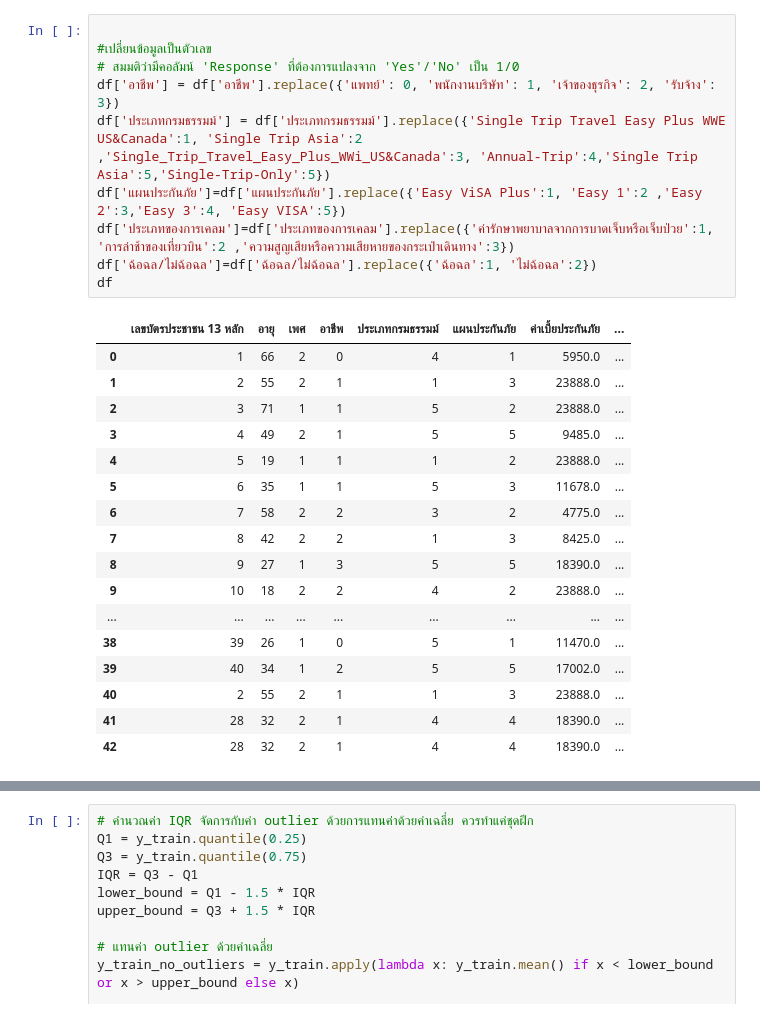
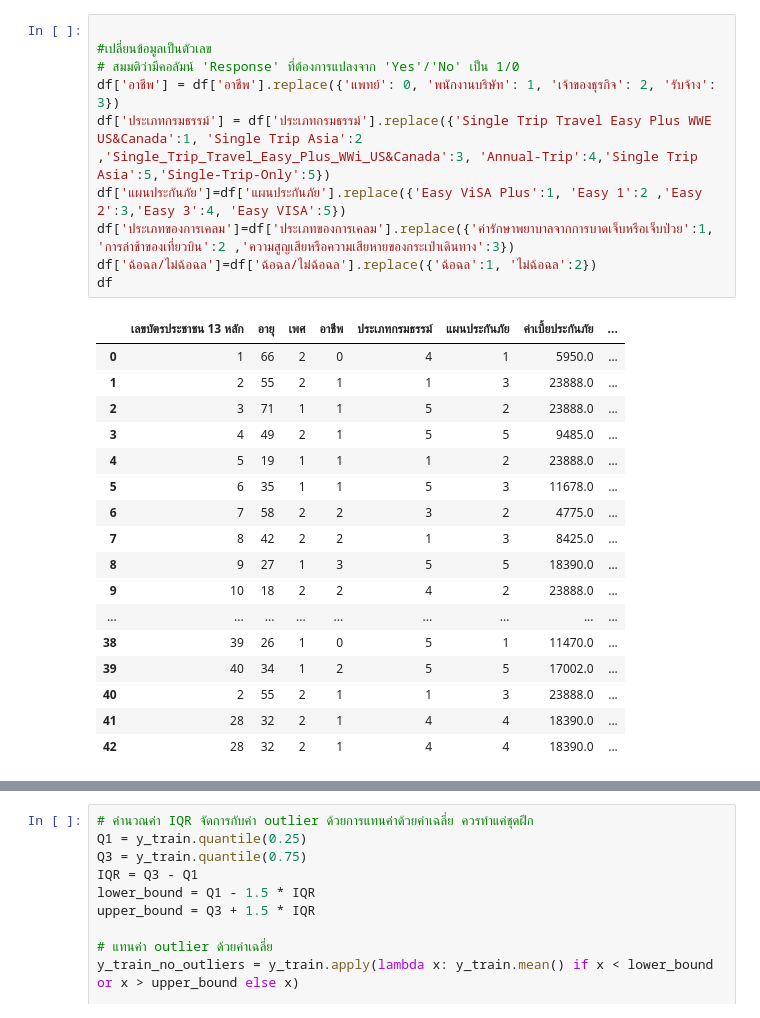
Before and after one commit to Suchada2000/MY-WORK, a Jupyter notebook: Untitled31.ipynb, the cells around one changed output, grey strips where cells are left out. Drawn from its saved outputs; the diff is of its cells as text.

```diff
--- a/Untitled31.ipynb
+++ b/Untitled31.ipynb
@@ -30,15 +30,15 @@ print(df.head())  # แสดงข้อมูล 5 แถวแรกเพื
 # %%
 
 #เปลี่ยนข้อมูลเป็นตัวเลข
 # สมมติว่ามีคอลัมน์ 'Response' ที่ต้องการแปลงจาก 'Yes'/'No' เป็น 1/0
 df['อาชีพ'] = df['อาชีพ'].replace({'แพทย์': 0, 'พนักงานบริษัท': 1, 'เจ้าของธุรกิจ': 2, 'รับจ้าง': 3})
-df['ประเภทกรมธรรมม์'] = df['ประเภทกรมธรรมม์'].replace({'Single Trip Travel Easy Plus WWE US&Canada':1, 'Single Trip Asia':2 ,'Single_Trip_Travel_Easy_Plus_WWi_US&Canada':3, 'Annual-Trip':4,'Single Trip Asia':5,'Single-Trip-Only':5})
+df['ประเภทกรมธรรม์'] = df['ประเภทกรมธรรม์'].replace({'Single Trip Travel Easy Plus WWE US&Canada':1, 'Single Trip Asia':2 ,'Single_Trip_Travel_Easy_Plus_WWi_US&Canada':3, 'Annual-Trip':4,'Single Trip Asia':5,'Single-Trip-Only':5})
 df['แผนประกันภัย']=df['แผนประกันภัย'].replace({'Easy ViSA Plus':1, 'Easy 1':2 ,'Easy 2':3,'Easy 3':4, 'Easy VISA':5})
 df['ประเภทของการเคลม']=df['ประเภทของการเคลม'].replace({'ค่ารักษาพยาบาลจากการบาดเจ็บหรือเจ็บป่วย':1, 'การล่าช้าของเที่ยวบิน':2 ,'ความสูญเสียหรือความเสียหายของกระเป๋าเดินทาง':3})
 df['ฉ้อฉล/ไม่ฉ้อฉล']=df['ฉ้อฉล/ไม่ฉ้อฉล'].replace({'ฉ้อฉล':1, 'ไม่ฉ้อฉล':2})
 df
 # %% [output]
-|  | เลขบัตรประชาชน 13 หลัก | อายุ | เพศ | อาชีพ | ประเภทกรมธรรมม์ | แผนประกันภัย | ค่าเบี้ยประกันภัย | ... |
+|  | เลขบัตรประชาชน 13 หลัก | อายุ | เพศ | อาชีพ | ประเภทกรมธรรม์ | แผนประกันภัย | ค่าเบี้ยประกันภัย | ... |
 | 0 | 1 | 66 | 2 | 0 | 4 | 1 | 5950.0 | ... |
 | 1 | 2 | 55 | 2 | 1 | 1 | 3 | 23888.0 | ... |
 | 2 | 3 | 71 | 1 | 1 | 5 | 2 | 23888.0 | ... |
```
Also changed, not shown: parts of 47 cells of this notebook.
